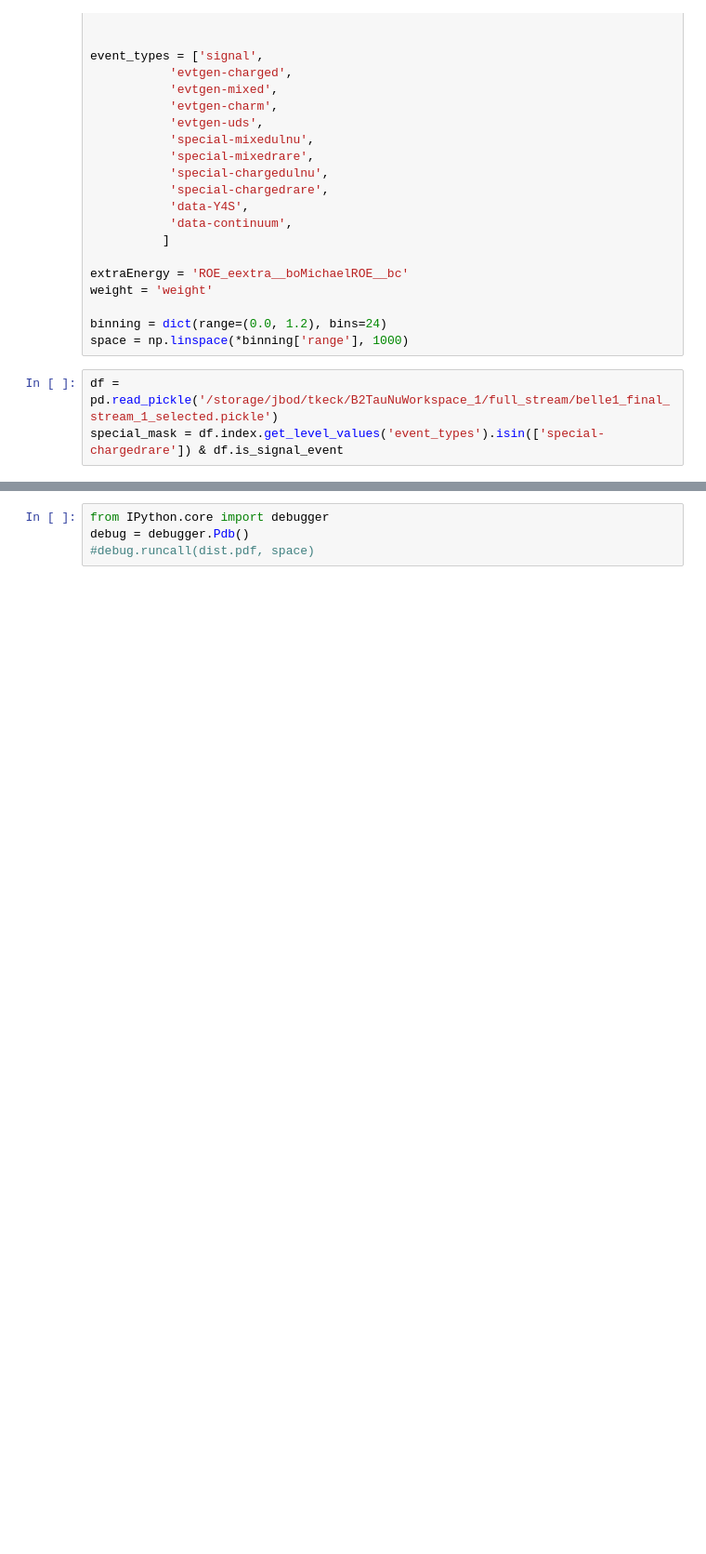
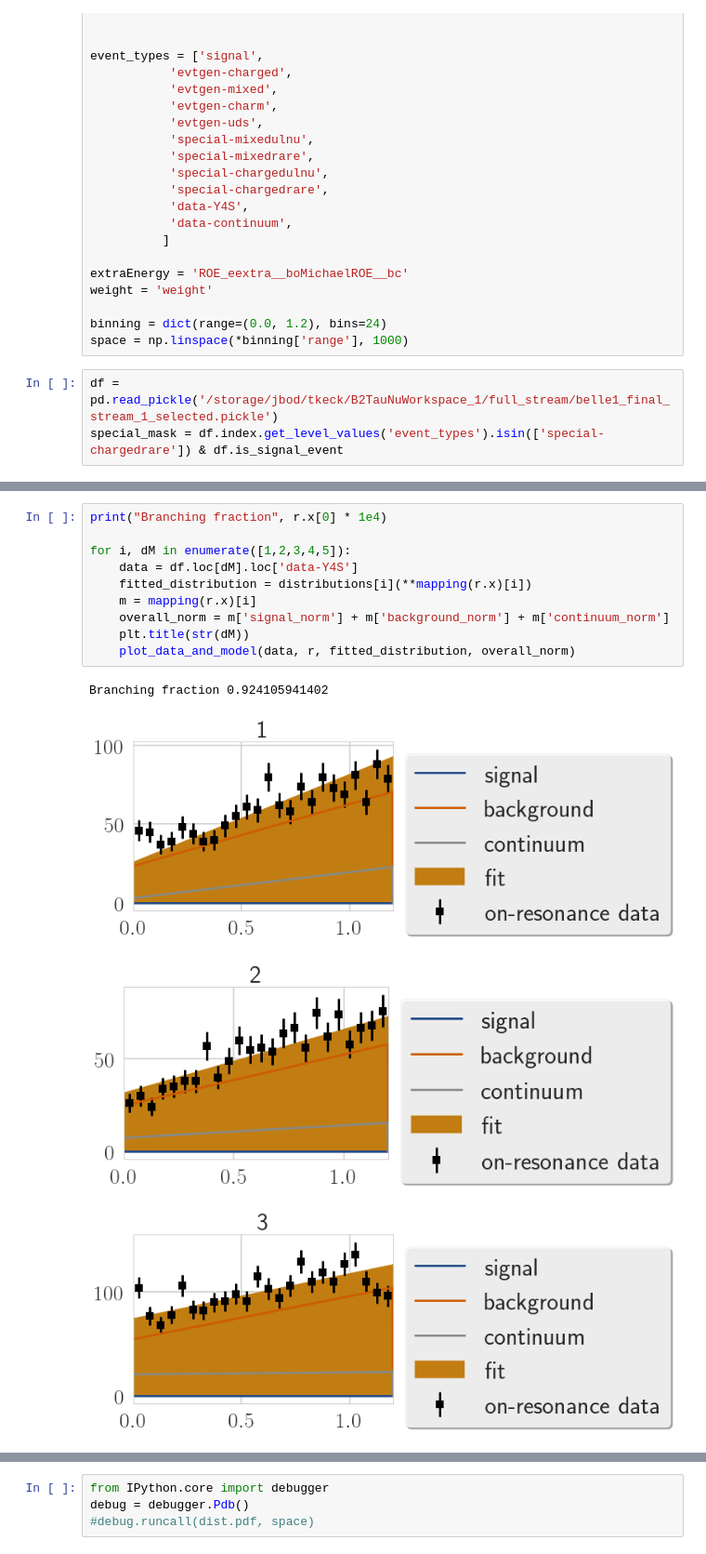
Before and after one commit to thomaskeck/scipy_extra, a Jupyter notebook: ECLFit.ipynb, the cells around one changed output, grey strips where cells are left out. Shown: that part at 93% size. Drawn from its saved outputs; the diff is of its cells as text; blank space fills up the shorter version.

```diff
--- a/ECLFit.ipynb
+++ b/ECLFit.ipynb
@@ -473,0 +562,15 @@ r
+# %%
+print("Branching fraction", r.x[0] * 1e4)
+
+for i, dM in enumerate([1,2,3,4,5]):
+    data = df.loc[dM].loc['data-Y4S']
+    fitted_distribution = distributions[i](**mapping(r.x)[i])
+    m = mapping(r.x)[i]
+    overall_norm = m['signal_norm'] + m['background_norm'] + m['continuum_norm']
+    plt.title(str(dM))
+    plot_data_and_model(data, r, fitted_distribution, overall_norm)
+# %% [output]
+Branching fraction 0.924105941402
+[figure, added]
+[figure, added]
+[figure, added]
```
Also changed, not shown: parts of 11 cells of this notebook, 2 other files.
